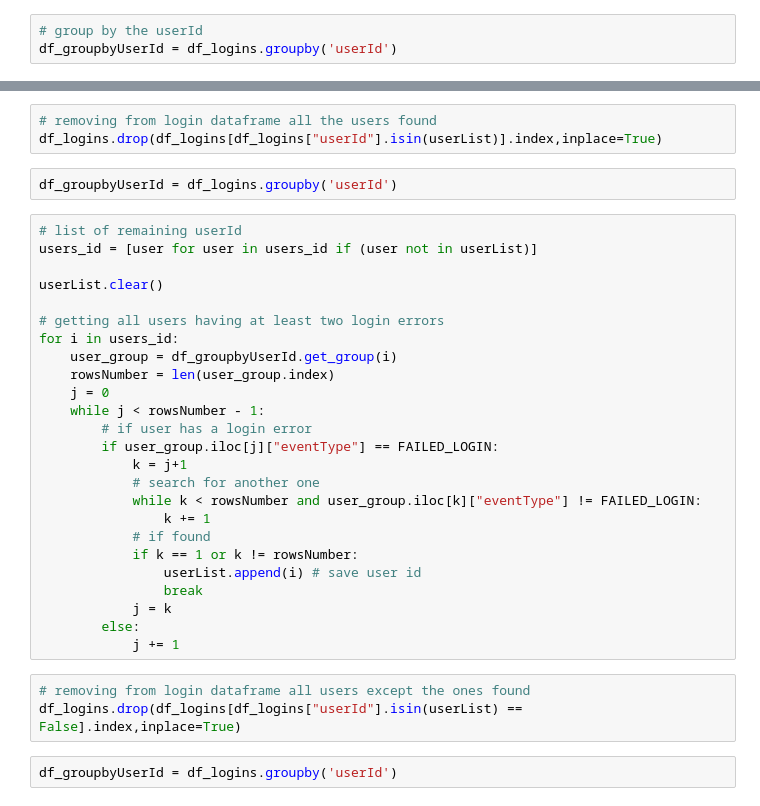
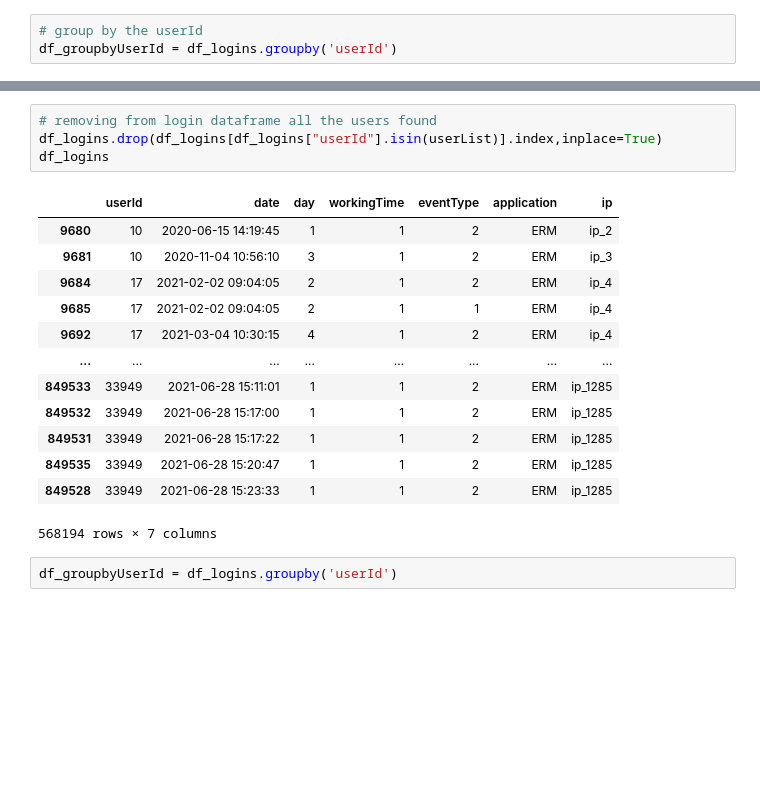
Before and after one commit to carloleo/AI-for-cybersecurity, a Jupyter notebook: AI project.ipynb, the cells around one changed output, grey strips where cells are left out. Cells and saved outputs as stored; diff of their text form; blank space fills up the shorter version.

```diff
--- a/AI project.ipynb
+++ b/AI project.ipynb
@@ -311,36 +331,21 @@ for i in users_id:
 # %%
 # removing from login dataframe all the users found
 df_logins.drop(df_logins[df_logins["userId"].isin(userList)].index,inplace=True)
+df_logins
+# %% [output]
+|  | userId | date | day | workingTime | eventType | application | ip |
+| 9680 | 10 | 2020-06-15 14:19:45 | 1 | 1 | 2 | ERM | ip_2 |
+| 9681 | 10 | 2020-11-04 10:56:10 | 3 | 1 | 2 | ERM | ip_3 |
+| 9684 | 17 | 2021-02-02 09:04:05 | 2 | 1 | 2 | ERM | ip_4 |
+| 9685 | 17 | 2021-02-02 09:04:05 | 2 | 1 | 1 | ERM | ip_4 |
+| 9692 | 17 | 2021-03-04 10:30:15 | 4 | 1 | 2 | ERM | ip_4 |
+| ... | ... | ... | ... | ... | ... | ... | ... |
+| 849533 | 33949 | 2021-06-28 15:11:01 | 1 | 1 | 2 | ERM | ip_1285 |
+| 849532 | 33949 | 2021-06-28 15:17:00 | 1 | 1 | 2 | ERM | ip_1285 |
+| 849531 | 33949 | 2021-06-28 15:17:22 | 1 | 1 | 2 | ERM | ip_1285 |
+| 849535 | 33949 | 2021-06-28 15:20:47 | 1 | 1 | 2 | ERM | ip_1285 |
+| 849528 | 33949 | 2021-06-28 15:23:33 | 1 | 1 | 2 | ERM | ip_1285 |
+568194 rows × 7 columns
-# %%
-df_groupbyUserId = df_logins.groupby('userId')
-# %%
-# list of remaining userId
-users_id = [user for user in users_id if (user not in userList)]
-
-userList.clear()
-
-# getting all users having at least two login errors
-for i in users_id:
-    user_group = df_groupbyUserId.get_group(i)
-    rowsNumber = len(user_group.index)
-    j = 0
-    while j < rowsNumber - 1:
-        # if user has a login error
-        if user_group.iloc[j]["eventType"] == FAILED_LOGIN:
-            k = j+1
-            # search for another one
-            while k < rowsNumber and user_group.iloc[k]["eventType"] != FAILED_LOGIN:
-                k += 1
-            # if found
-            if k == 1 or k != rowsNumber:
-                userList.append(i) # save user id
-                break
-            j = k
-        else:
-            j += 1
-# %%
-# removing from login dataframe all users except the ones found
-df_logins.drop(df_logins[df_logins["userId"].isin(userList) == False].index,inplace=True)
 # %%
 df_groupbyUserId = df_logins.groupby('userId')
 # %%
```
Also changed, not shown: parts of 18 cells of this notebook.
